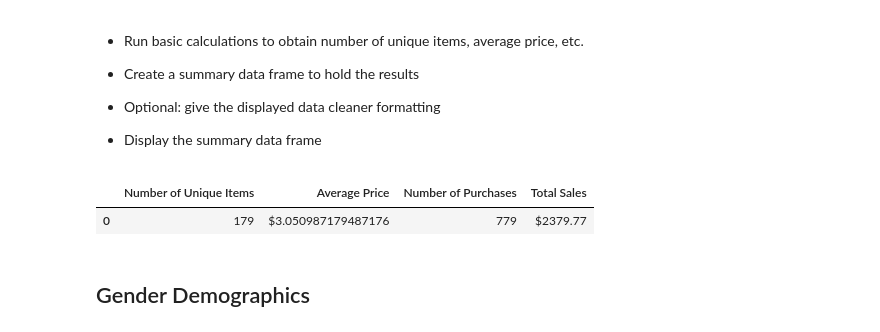
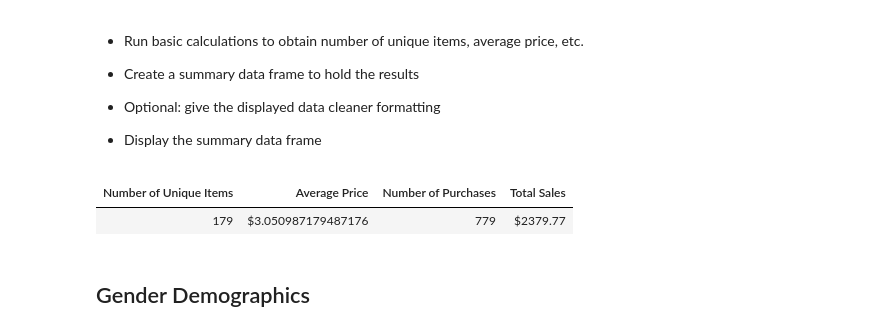
Before and after one commit to Fispit/Heroes-of-Pymoli-Analysis, a Jupyter notebook: HeroesOfPymoli/HeroesOfPymoli.ipynb, the cells around one changed output. Saved outputs shown, nothing was run; the diff lists cells and outputs as text; code cells hidden in the pictures.

```diff
--- a/HeroesOfPymoli/HeroesOfPymoli.ipynb
+++ b/HeroesOfPymoli/HeroesOfPymoli.ipynb
@@ -36,14 +36,14 @@ playercount
 # %%
 uniqueitems=len(purchase_data["Item Name"].unique())
 avgprice=purchase_data["Price"].mean()
 totalssales=purchase_data["Price"].sum()
 numpurchases=purchase_data["Purchase ID"].max()
 framedata={"Number of Unique Items":[uniqueitems],"Average Price":f"${avgprice}","Number of Purchases":[numpurchases],"Total Sales":f"${totalssales}"}
 sales_df=pd.DataFrame(framedata)
-sales_df
+sales_df.style.hide_index()
 # %% [output]
-|  | Number of Unique Items | Average Price | Number of Purchases | Total Sales |
-| 0 | 179 | $3.050987179487176 | 779 | $2379.77 |
+| Number of Unique Items | Average Price | Number of Purchases | Total Sales |
+| 179 | $3.050987179487176 | 779 | $2379.77 |
 # %% [markdown]
 ## Gender Demographics
 # %% [markdown]
```
